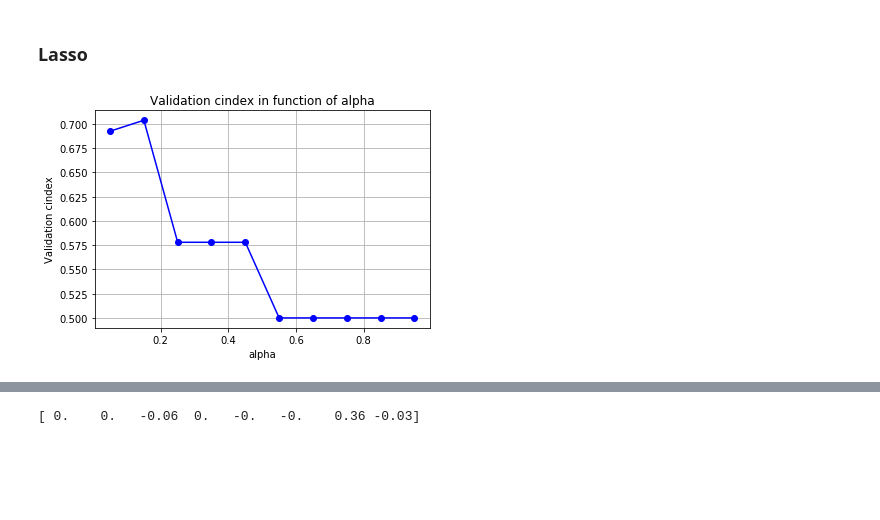
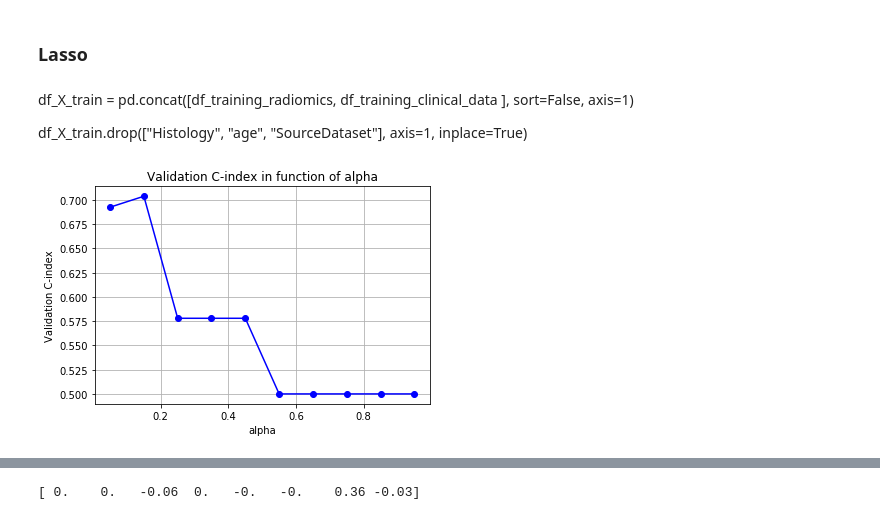
Before and after one commit to DamienToomey/predicting_lung_cancer_survival_time, a Jupyter notebook: code/code.ipynb, the cells around one changed output, grey strips where cells are left out. Cells and saved outputs as stored; diff of their text form; code cells hidden in the pictures; blank space fills up the shorter version.

```diff
--- a/code/code.ipynb
+++ b/code/code.ipynb
@@ -653,6 +654,12 @@ cindex(df_train_output, df_hat)
 ### Lasso
 # %%
 from sklearn.linear_model import Lasso
+# %% [markdown]
+df_X_train = pd.concat([df_training_radiomics,
+                        df_training_clinical_data
+                       ], sort=False, axis=1)
+
+df_X_train.drop(["Histology", "age", "SourceDataset"], axis=1, inplace=True)
 # %%
 lst_cindex = []
 lst_b = []
@@ -712,10 +719,10 @@ for alpha in lst_alphas:
 # %%
 plt.figure()
 plt.plot(lst_alphas, lst_cindex ,'b-o')
 plt.grid()
 plt.xlabel("alpha")
-plt.ylabel("Validation cindex")
-plt.title("Validation cindex in function of alpha")
+plt.ylabel("Validation C-index")
+plt.title("Validation C-index in function of alpha")
 plt.show()
 # %% [output]
-[figure, old version]
+[figure, new version]
```
Also changed, not shown: parts of 12 cells of this notebook.
